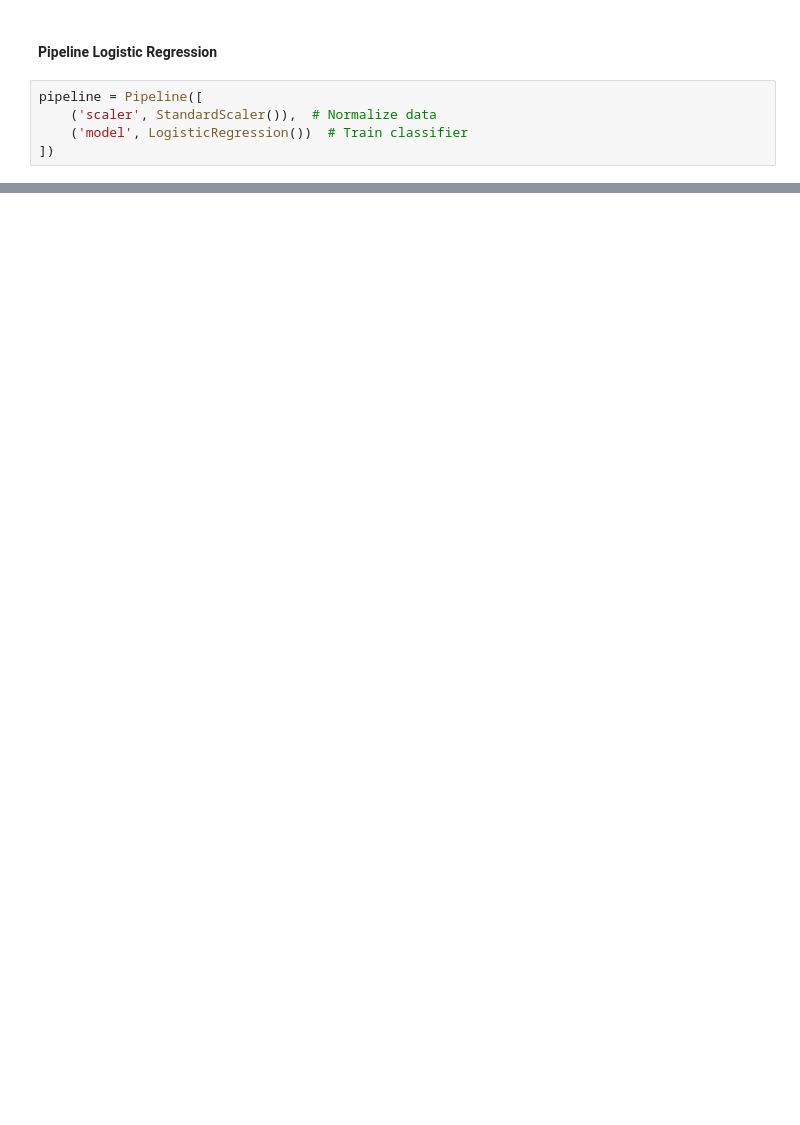
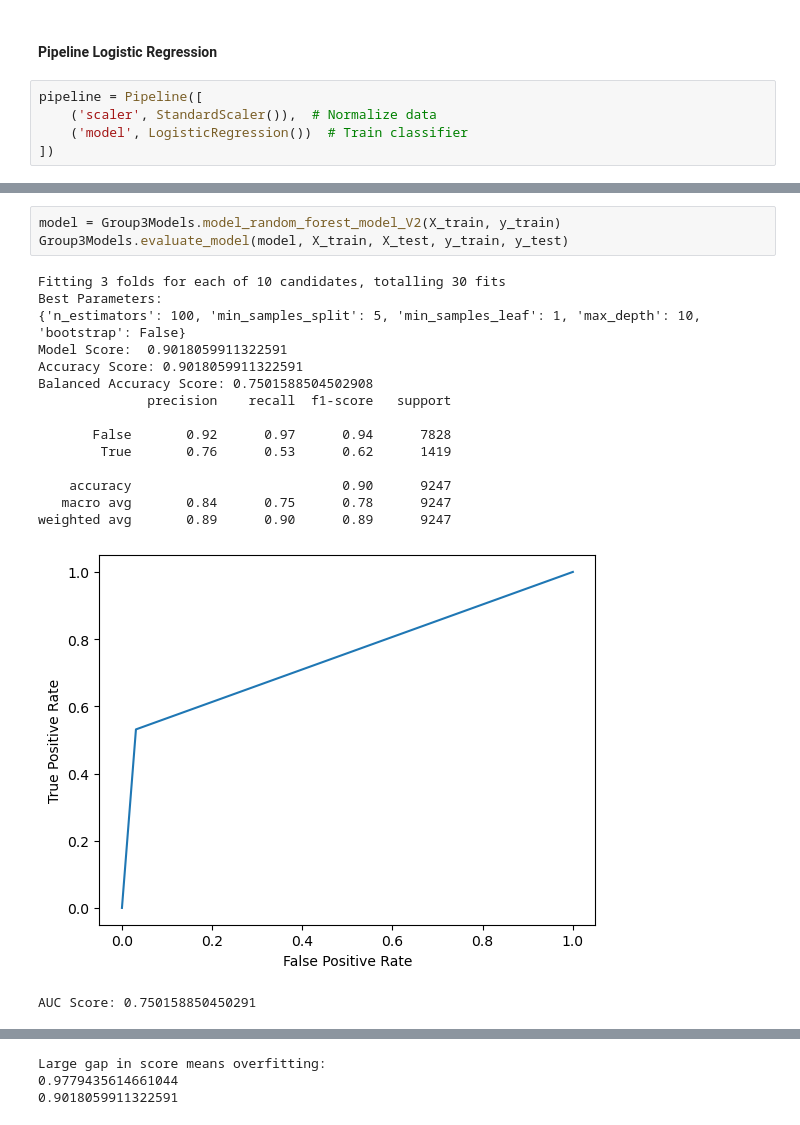
Before and after one commit to DaxKelson/aibootcampGroup3Project2, a Jupyter notebook: Project2.ipynb, the cells around one changed output, grey strips where cells are left out. Drawn from its saved outputs; the diff is of its cells as text; blank space fills up the shorter version.

```diff
--- a/Project2.ipynb
+++ b/Project2.ipynb
@@ -218,0 +484,20 @@ print("Test Accuracy test:", pipeline.score(X_test, y_test))
+# %%
+model = Group3Models.model_random_forest_model_V2(X_train, y_train)
+Group3Models.evaluate_model(model, X_train, X_test, y_train, y_test)
+# %% [output]
+Fitting 3 folds for each of 10 candidates, totalling 30 fits
+Best Parameters:
+{'n_estimators': 100, 'min_samples_split': 5, 'min_samples_leaf': 1, 'max_depth': 10, 'bootstrap': False}
+Model Score:  0.9018059911322591
+Accuracy Score: 0.9018059911322591
+Balanced Accuracy Score: 0.7501588504502908
+              precision    recall  f1-score   support
+
+       False       0.92      0.97      0.94      7828
+        True       0.76      0.53      0.62      1419
+
+    accuracy                           0.90      9247
+   macro avg       0.84      0.75      0.78      9247
+weighted avg       0.89      0.90      0.89      9247
+[figure, added]
+AUC Score: 0.750158850450291
@@ -218,0 +505,3 @@ print("Test Accuracy test:", pipeline.score(X_test, y_test))
+Large gap in score means overfitting:
+0.9779435614661044
+0.9018059911322591
```
Also changed, not shown: parts of 21 cells of this notebook, 11 other files.
